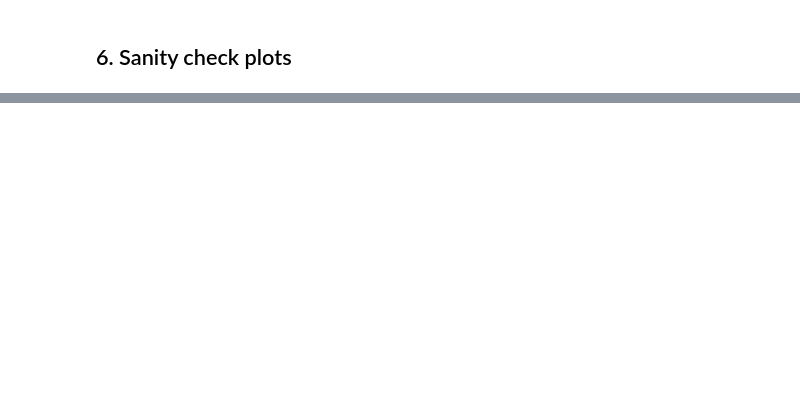
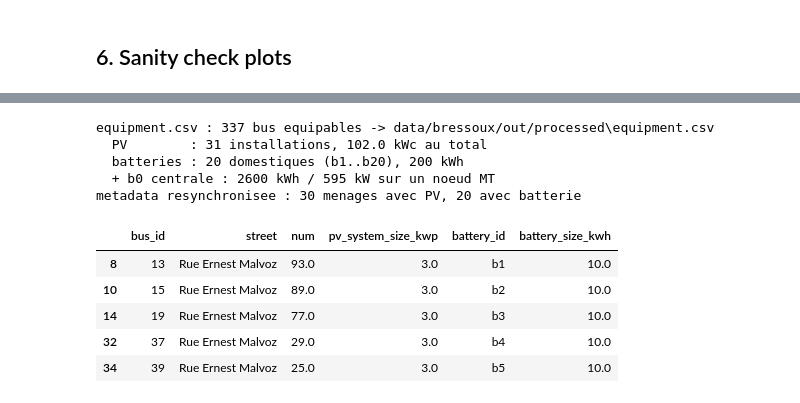
Before and after one commit to MAS4TE/digital_twin, a Jupyter notebook: data/bressoux/bressoux_setup.ipynb, the cells around one changed output, grey strips where cells are left out. Cells and saved outputs as stored; diff of their text form; code cells hidden in the pictures; blank space fills up the shorter version.

```diff
--- a/data/bressoux/bressoux_setup.ipynb
+++ b/data/bressoux/bressoux_setup.ipynb
@@ -333,0 +398,38 @@ to write a Markdown report (summary/violations/warnings) to
+# %%
+equipment = generate_equipment_table(SCENARIO)
+
+# metadata porte pv_system_size_kwp / battery_size_kwh (schema MAS4TE), mais
+# c'est la table AU NIVEAU BUS qui fait foi. On projette, sinon ces colonnes
+# restent a 0.0 et lisent "aucune batterie" pour des bus qui en portent une.
+metadata = sync_household_equipment(metadata, equipment)
+metadata.to_csv(os.path.join(OUT_DIR, "metadata.csv"), index=False)
+
+n_pv = int((equipment["pv_system_size_kwp"].fillna(0.0) > 0).sum())
+n_bat = int((equipment["battery_size_kwh"].fillna(0.0) > 0).sum())
+print(f"equipment.csv : {len(equipment)} bus equipables -> "
+      f"{os.path.join(OUT_DIR, 'equipment.csv')}")
+print(f"  PV        : {n_pv} installations, "
+      f"{equipment['pv_system_size_kwp'].fillna(0.0).sum():.1f} kWc au total")
+print(f"  batteries : {n_bat} domestiques (b1..b{n_bat}), "
+      f"{equipment['battery_size_kwh'].fillna(0.0).sum():.0f} kWh")
+print(f"  + b0 centrale : {SCENARIO['bss_park_e_kwh']:.0f} kWh / "
+      f"{SCENARIO['bss_park_p_kw']:.0f} kW sur un noeud MT")
+print(f"metadata resynchronisee : "
+      f"{int((metadata['pv_system_size_kwp'].fillna(0) > 0).sum())} menages avec PV, "
+      f"{int((metadata['battery_size_kwh'].fillna(0) > 0).sum())} avec batterie")
+
+equipment[equipment["battery_size_kwh"].fillna(0.0) > 0][
+    ["bus_id", "street", "num", "pv_system_size_kwp", "battery_id", "battery_size_kwh"]
+].head()
+# %% [output]
+equipment.csv : 337 bus equipables -> data/bressoux/out/processed\equipment.csv
+  PV        : 31 installations, 102.0 kWc au total
+  batteries : 20 domestiques (b1..b20), 200 kWh
+  + b0 centrale : 2600 kWh / 595 kW sur un noeud MT
+metadata resynchronisee : 30 menages avec PV, 20 avec batterie
+|  | bus_id | street | num | pv_system_size_kwp | battery_id | battery_size_kwh |
+| 8 | 13 | Rue Ernest Malvoz | 93.0 | 3.0 | b1 | 10.0 |
+| 10 | 15 | Rue Ernest Malvoz | 89.0 | 3.0 | b2 | 10.0 |
+| 14 | 19 | Rue Ernest Malvoz | 77.0 | 3.0 | b3 | 10.0 |
+| 32 | 37 | Rue Ernest Malvoz | 29.0 | 3.0 | b4 | 10.0 |
+| 34 | 39 | Rue Ernest Malvoz | 25.0 | 3.0 | b5 | 10.0 |
```
Also changed, not shown: parts of 16 cells of this notebook, 3 other files.
